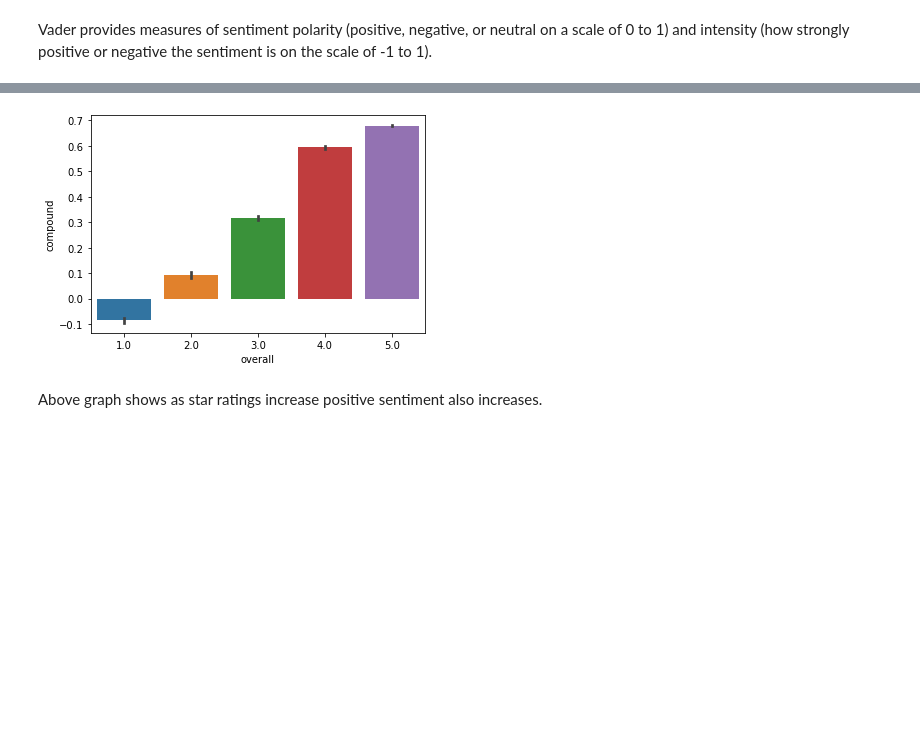
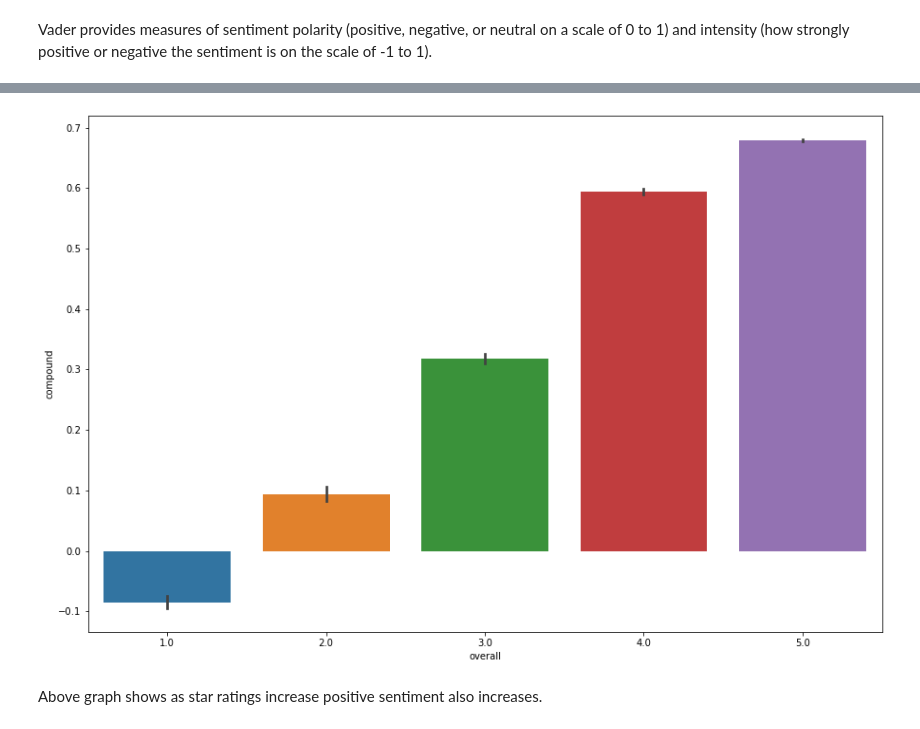
Before and after one commit to whyyoutoo/Sentiment_Classification_for_Amazon_Product_Reviews, a Jupyter notebook: EDA.ipynb, the cells around one changed output, grey strips where cells are left out. Saved outputs shown, nothing was run; the diff lists cells and outputs as text; code cells hidden in the pictures; blank space fills up the shorter version.

```diff
--- a/EDA.ipynb
+++ b/EDA.ipynb
@@ -237,6 +240,8 @@ memory usage: 17.5+ MB
 df = df.reset_index(drop = True)
 # %%
 # df.to_csv('data/reviews_subset.csv', index = False)
+# %%
+df = pd.read_csv('data/reviews_subset.csv')
 # %% [markdown]
 ### Review Ratings
 
@@ -426,8 +433,9 @@ sent_val_df.head()
 # %%
 # Examining compund score vs star rating
+fig, ax = plt.subplots(figsize = (15,10))
 ax = sns.barplot(data = sent_val_df, x = 'overall', y = 'compound')
 # %% [output]
-[figure, old version]
+[figure, new version]
 # %% [markdown]
 Above graph shows as star ratings increase positive sentiment also increases.
 # %%
```
Also changed, not shown: parts of 47 cells of this notebook.
